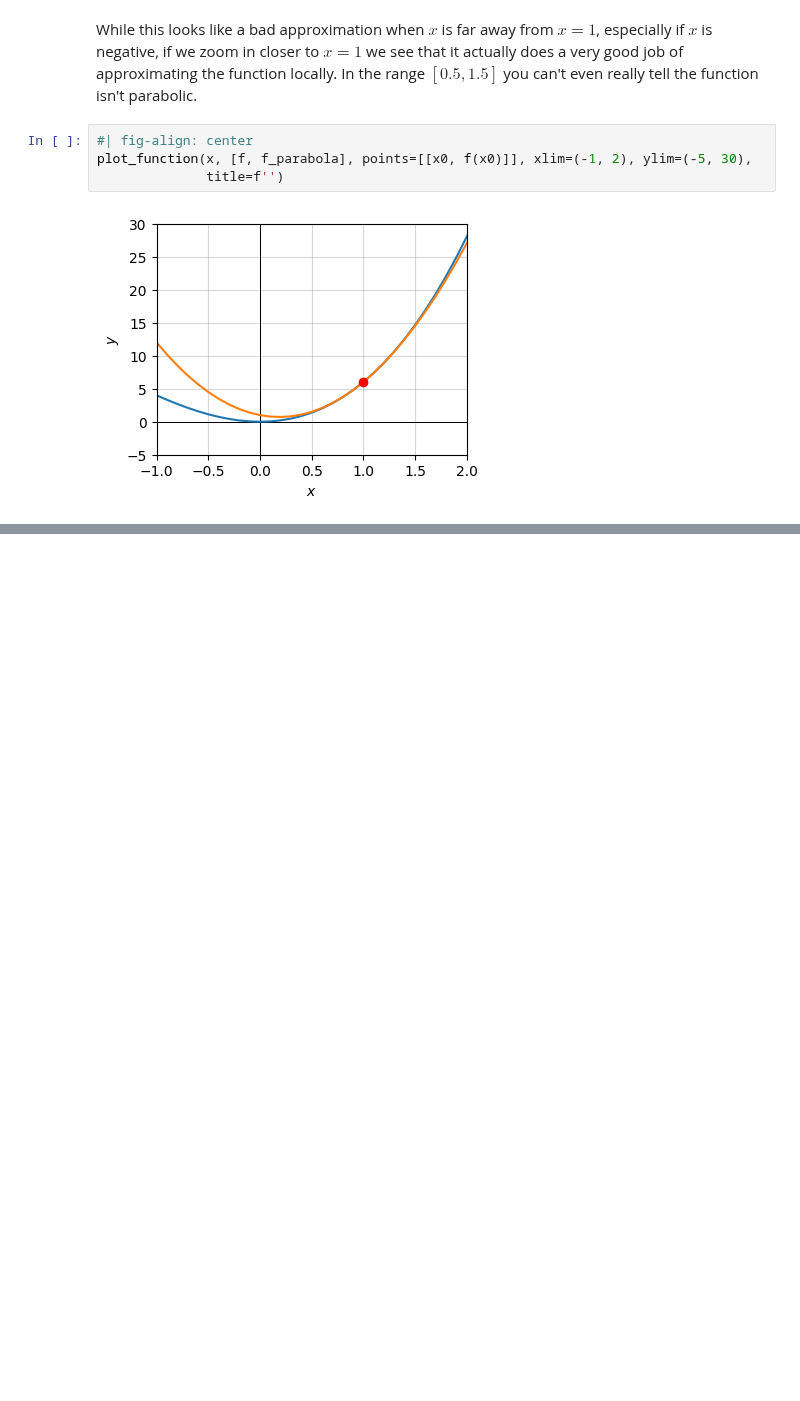
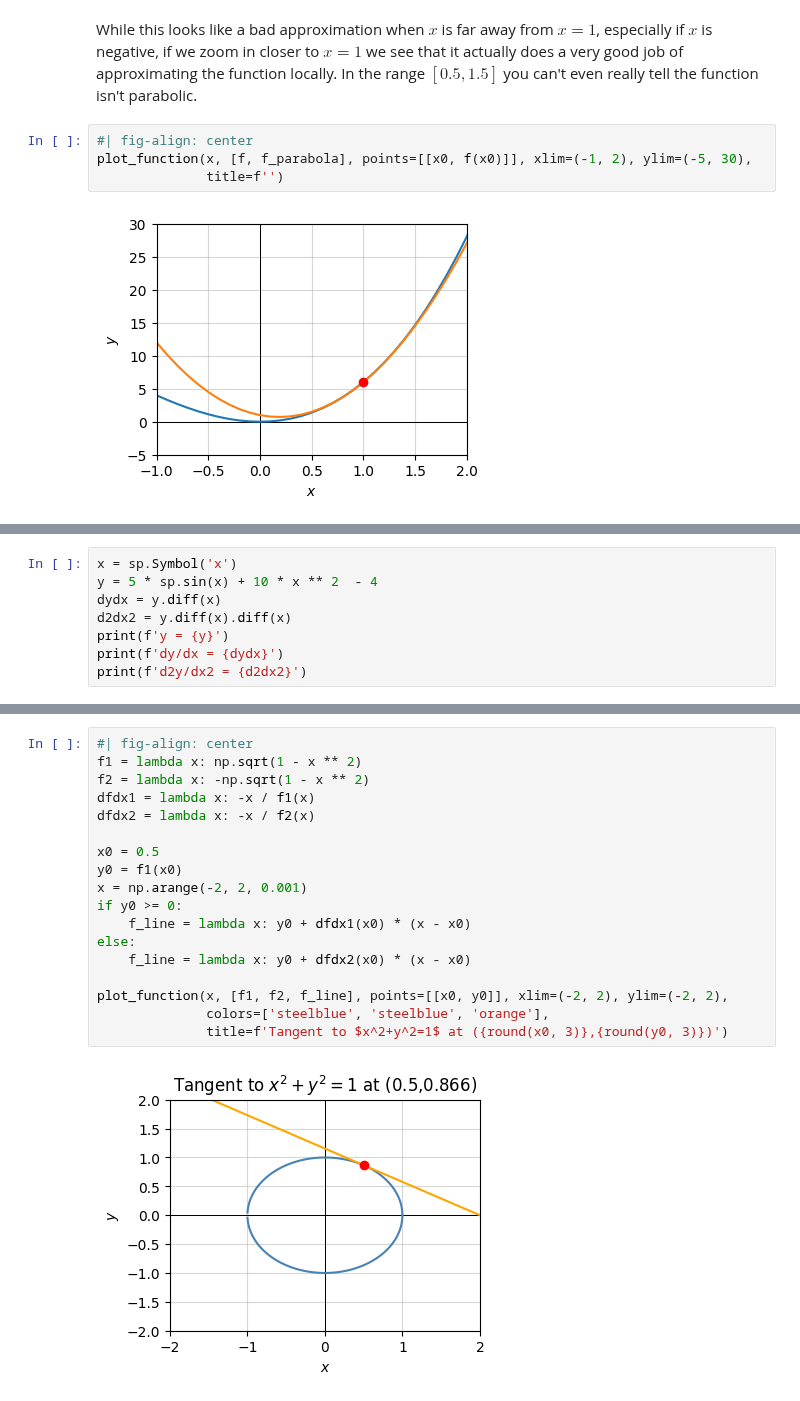
Before and after one commit to rkingery/ml-book, a Jupyter notebook: notebooks/calculus.ipynb, the cells around one changed output, grey strips where cells are left out. Drawn from its saved outputs; the diff is of its cells as text; blank space fills up the shorter version.

```diff
--- a/notebooks/calculus.ipynb
+++ b/notebooks/calculus.ipynb
@@ -356,0 +378,8 @@ d(au + bv) &= f(x + dx) - f(x) \\
+# %%
+x = sp.Symbol('x')
+y = 5 * sp.sin(x) + 10 * x ** 2  - 4
+dydx = y.diff(x)
+d2dx2 = y.diff(x).diff(x)
+print(f'y = {y}')
+print(f'dy/dx = {dydx}')
+print(f'd2y/dx2 = {d2dx2}')
@@ -356,0 +401,20 @@ d(au + bv) &= f(x + dx) - f(x) \\
+# %%
+#| fig-align: center
+f1 = lambda x: np.sqrt(1 - x ** 2)
+f2 = lambda x: -np.sqrt(1 - x ** 2)
+dfdx1 = lambda x: -x / f1(x)
+dfdx2 = lambda x: -x / f2(x)
+
+x0 = 0.5
+y0 = f1(x0)
+x = np.arange(-2, 2, 0.001)
+if y0 >= 0:
+    f_line = lambda x: y0 + dfdx1(x0) * (x - x0)
+else:
+    f_line = lambda x: y0 + dfdx2(x0) * (x - x0)
+
+plot_function(x, [f1, f2, f_line], points=[[x0, y0]], xlim=(-2, 2), ylim=(-2, 2),
+              colors=['steelblue', 'steelblue', 'orange'],
+              title=f'Tangent to $x^2+y^2=1$ at ({round(x0, 3)},{round(y0, 3)})')
+# %% [output]
+[figure, added]
```
Also changed, not shown: parts of 40 cells of this notebook, 2 other files.
